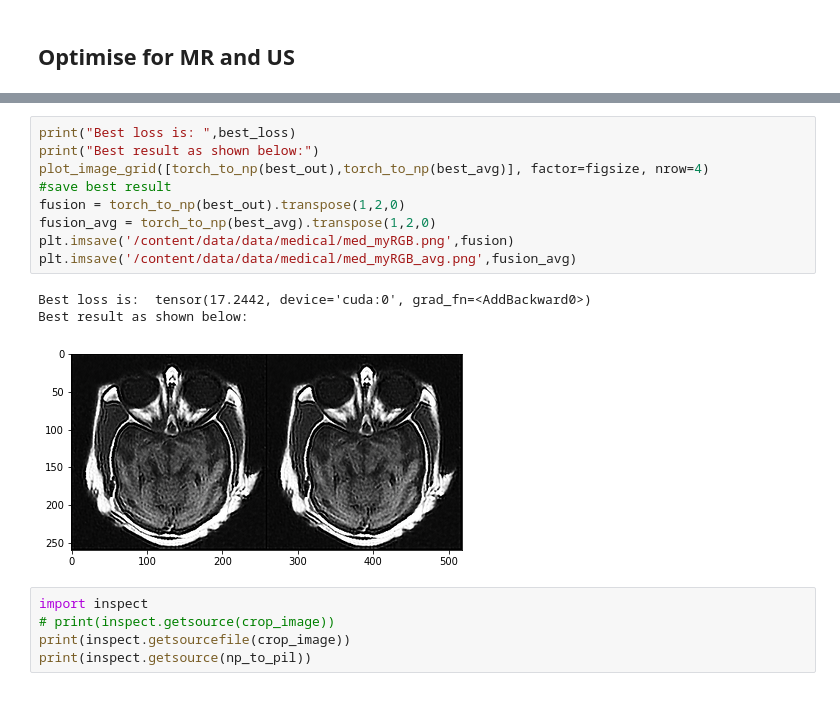
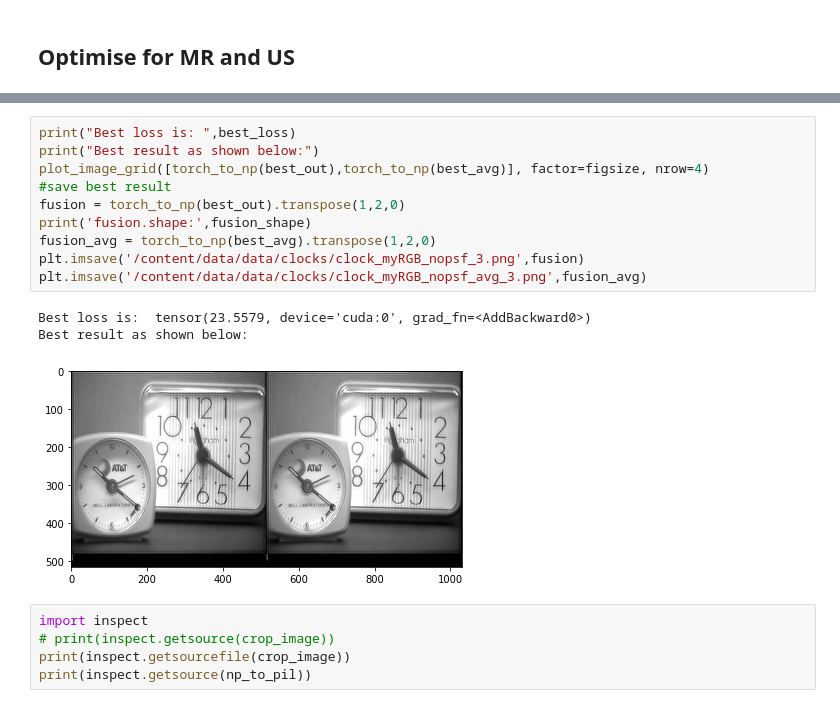
Before and after one commit to maxudong1993/deep-image-prior, a Jupyter notebook: sr_net_L2loss_noNorm_RGB.ipynb, the cells around one changed output, grey strips where cells are left out. Drawn from its saved outputs; the diff is of its cells as text.

```diff
--- a/sr_net_L2loss_noNorm_RGB.ipynb
+++ b/sr_net_L2loss_noNorm_RGB.ipynb
@@ -489,16 +496,17 @@ tensor(19.5330, device='cuda:0', grad_fn=<AddBackward0>)
 # %%
 print("Best loss is: ",best_loss)
 print("Best result as shown below:")
 plot_image_grid([torch_to_np(best_out),torch_to_np(best_avg)], factor=figsize, nrow=4)
 #save best result
 fusion = torch_to_np(best_out).transpose(1,2,0)
+print('fusion.shape:',fusion_shape)
 fusion_avg = torch_to_np(best_avg).transpose(1,2,0)
-plt.imsave('/content/data/data/medical/med_myRGB.png',fusion)
-plt.imsave('/content/data/data/medical/med_myRGB_avg.png',fusion_avg)
+plt.imsave('/content/data/data/clocks/clock_myRGB_nopsf_3.png',fusion)
+plt.imsave('/content/data/data/clocks/clock_myRGB_nopsf_avg_3.png',fusion_avg)
 # %% [output]
-Best loss is:  tensor(17.2442, device='cuda:0', grad_fn=<AddBackward0>)
+Best loss is:  tensor(23.5579, device='cuda:0', grad_fn=<AddBackward0>)
 Best result as shown below:
-[figure, old version]
+[figure, new version]
 # %%
 import inspect
 # print(inspect.getsource(crop_image))
```
Also changed, not shown: parts of 7 cells of this notebook.
